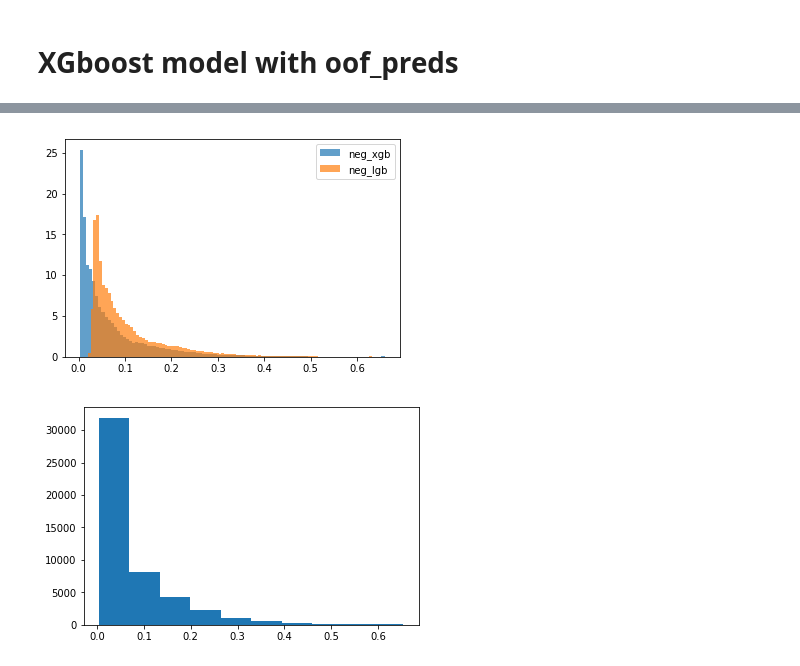
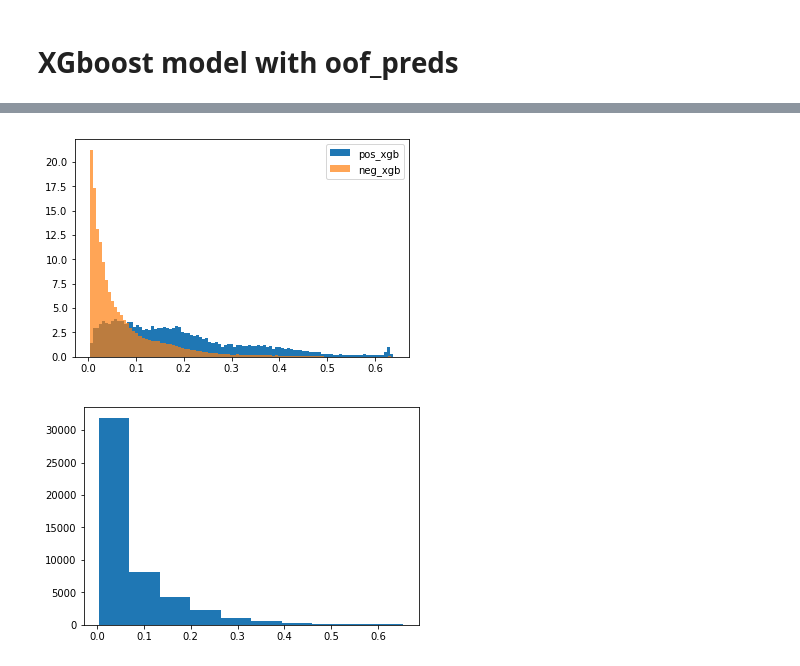
Before and after one commit to afhuertass/kaggle-homecredit, a Jupyter notebook: scripts/models_bkup.ipynb, the cells around one changed output, grey strips where cells are left out. Saved outputs shown, nothing was run; the diff lists cells and outputs as text; code cells hidden in the pictures.

```diff
--- a/scripts/models_bkup.ipynb
+++ b/scripts/models_bkup.ipynb
@@ -125,7 +159,8 @@ oof_test = []
 oof_train_xgb = []
 oof_train_xgb = []
 
-
+oof_train_full = []
+oof_test_full = []
 for s in range(N):
 
 
@@ -286,6 +318,6 @@ new_test.shape
 # %%
 learning_rate = 0.01
-num_leaves = 30
+num_leaves = 16
 min_data_in_leaf = 2000
 feature_fraction = 0.9
 num_boost_round = 10000
@@ -304,10 +336,12 @@ params = {"objective": "binary",
           "min_child_weight": 150,
           "min_split_gain": 0.5,
           "max_depth": -1,
-         "lambda_l2": 100 ,
+          "reg_alpha" : 20 ,
+          "reg_lambda": 20 ,
           "min_gain_to_split" : 0.5 ,
           "bagging_freq" : 1 ,
-          "subsample" : 0.9
+          "subsample" : 0.9 ,
+
 }
 # %% [markdown]
 # Lightgbm model with oof_preds
@@ -317,7 +351,7 @@ final_cv_pred = np.zeros(len( test_ids ))
 
 NFOLDS = 5
 
-M = 32
+M = 16
 x_score = []
 for s in range( M ):
 
@@ -425,7 +502,7 @@ final_cv_pred_xgbst = np.zeros(len( test_ids ))
 
 NFOLDS = 5
 
-M = 32
+M = 16
 x_score_xgbst = []
 dtest = xgb.DMatrix( new_test )
 for s in range( M ):
@@ -513,15 +596,15 @@ a = len(final_pos)
 # %%
 b = len(final_neg)
 # %%
-#plt.hist( final_pos , density = True , bins = 100 , label = "pos_xgb" )
+plt.hist( final_pos , density = True , bins = 100 , label = "pos_xgb" )
 plt.hist(  final_neg  , density = True , bins = 100 , alpha = 0.7 , label = "neg_xgb")
 #plt.hist( final_pos_lgb , density = True , bins = 100 , label = "pos_lgb" )
-plt.hist(  final_neg_lgb , density = True , bins = 100 , alpha = 0.7 , label = "neg_lgb")
+#plt.hist(  final_neg_lgb , density = True , bins = 100 , alpha = 0.7 , label = "neg_lgb")
 
 plt.legend()
 plt.show()
 # %% [output]
-[figure, old version]
+[figure, new version]
 # %%
 plt.hist( final_xgb)
 plt.show()
```
Also changed, not shown: parts of 34 cells of this notebook, 11 other files.
